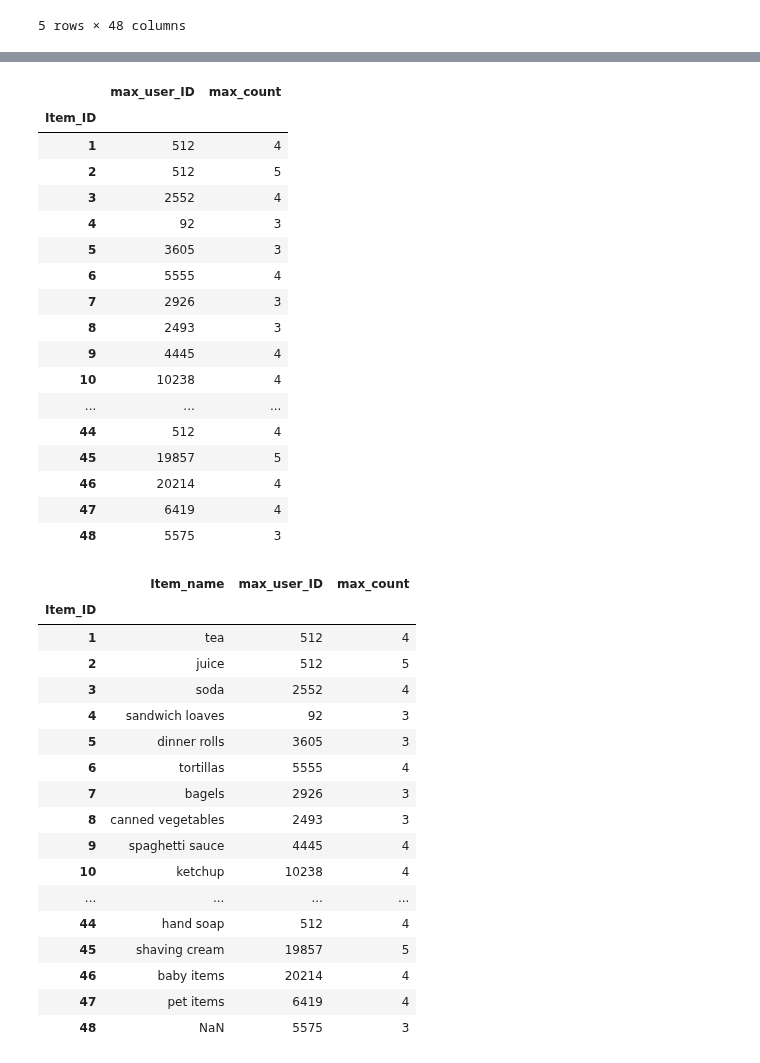
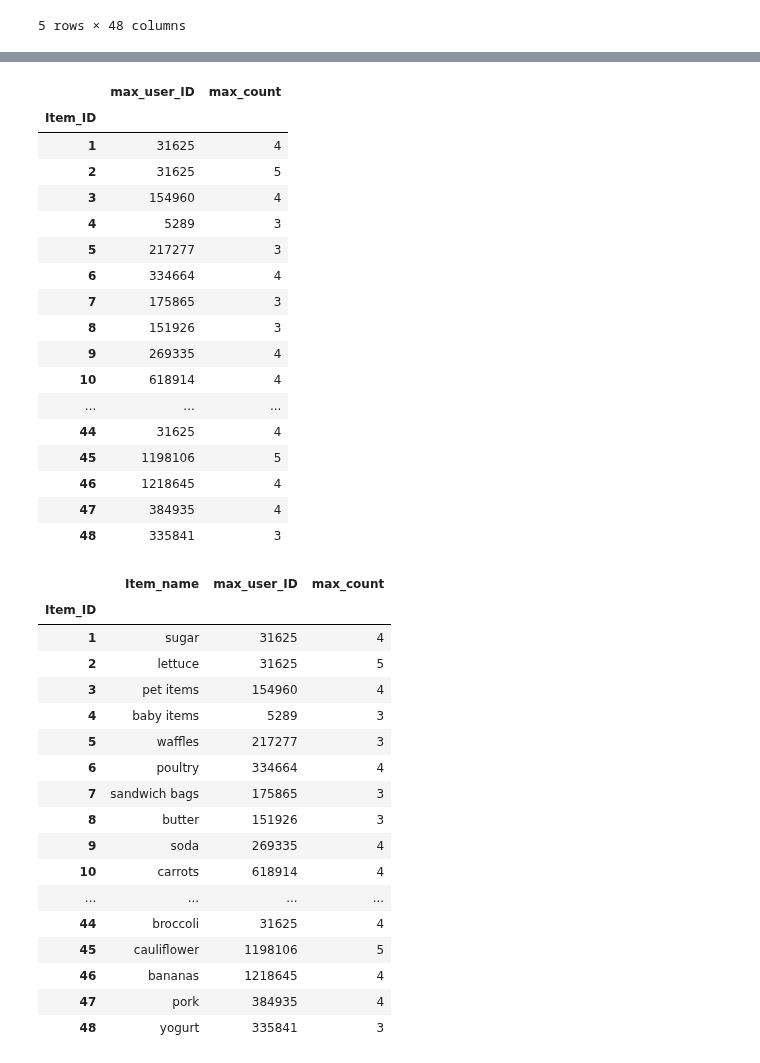
Before and after one commit to Aliciaworld/DS-TakeHomeChallenges, a Jupyter notebook: 09. Clustering Grocery Items.ipynb, the cells around one changed output, grey strips where cells are left out. Drawn from its saved outputs; the diff is of its cells as text; code cells hidden in the pictures.

```diff
--- a/09. Clustering Grocery Items.ipynb
+++ b/09. Clustering Grocery Items.ipynb
@@ -230,7 +220,7 @@ user_item_counts.head()
 5 rows × 48 columns
 # %%
 # to find the custer id who buy the max products
-max_user = user_item_counts.apply(lambda a:pd.Series([a.argmax(), a.max()],index=['max_user_ID', 'max_count']))
+max_user = user_item_counts.apply(lambda a:pd.Series([a.idxmax(), a.max()],index=['max_user_ID', 'max_count']))
 max_user
 # %% [output]
 |  | 1 | 2 | 3 | 4 | 5 | 6 | 7 | 8 | 9 | 10 | ... | ... |
@@ -244,44 +234,44 @@ max_user
 # %% [output]
 |  | max_user_ID | max_count |
 | Item_ID |  |  |
-| 1 | 512 | 4 |
-| 2 | 512 | 5 |
-| 3 | 2552 | 4 |
-| 4 | 92 | 3 |
-| 5 | 3605 | 3 |
-| 6 | 5555 | 4 |
-| 7 | 2926 | 3 |
-| 8 | 2493 | 3 |
-| 9 | 4445 | 4 |
-| 10 | 10238 | 4 |
+| 1 | 31625 | 4 |
+| 2 | 31625 | 5 |
+| 3 | 154960 | 4 |
+| 4 | 5289 | 3 |
+| 5 | 217277 | 3 |
+| 6 | 334664 | 4 |
+| 7 | 175865 | 3 |
+| 8 | 151926 | 3 |
+| 9 | 269335 | 4 |
+| 10 | 618914 | 4 |
 | ... | ... | ... |
-| 44 | 512 | 4 |
-| 45 | 19857 | 5 |
-| 46 | 20214 | 4 |
-| 47 | 6419 | 4 |
-| 48 | 5575 | 3 |
+| 44 | 31625 | 4 |
+| 45 | 1198106 | 5 |
+| 46 | 1218645 | 4 |
+| 47 | 384935 | 4 |
+| 48 | 335841 | 3 |
 # %%
 # Join with item name
-#item_to_id = item_to_id.set_index('item_ID')
+item_to_id = item_to_id.set_index('Item_id')
 max_user.join(item_to_id)[['Item_name','max_user_ID','max_count']]
 # %% [output]
 |  | Item_name | max_user_ID | max_count |
 | Item_ID |  |  |  |
-| 1 | tea | 512 | 4 |
-| 2 | juice | 512 | 5 |
-| 3 | soda | 2552 | 4 |
-| 4 | sandwich loaves | 92 | 3 |
-| 5 | dinner rolls | 3605 | 3 |
-| 6 | tortillas | 5555 | 4 |
-| 7 | bagels | 2926 | 3 |
-| 8 | canned vegetables | 2493 | 3 |
-| 9 | spaghetti sauce | 4445 | 4 |
-| 10 | ketchup | 10238 | 4 |
+| 1 | sugar | 31625 | 4 |
+| 2 | lettuce | 31625 | 5 |
+| 3 | pet items | 154960 | 4 |
+| 4 | baby items | 5289 | 3 |
+| 5 | waffles | 217277 | 3 |
+| 6 | poultry | 334664 | 4 |
+| 7 | sandwich bags | 175865 | 3 |
+| 8 | butter | 151926 | 3 |
+| 9 | soda | 269335 | 4 |
+| 10 | carrots | 618914 | 4 |
 | ... | ... | ... | ... |
-| 44 | hand soap | 512 | 4 |
-| 45 | shaving cream | 19857 | 5 |
-| 46 | baby items | 20214 | 4 |
-| 47 | pet items | 6419 | 4 |
-| 48 | NaN | 5575 | 3 |
+| 44 | broccoli | 31625 | 4 |
+| 45 | cauliflower | 1198106 | 5 |
+| 46 | bananas | 1218645 | 4 |
+| 47 | pork | 384935 | 4 |
+| 48 | yogurt | 335841 | 3 |
 # %%
 # This is to show we can also use pd.concat instead of join
```
Also changed, not shown: parts of 20 cells of this notebook.
